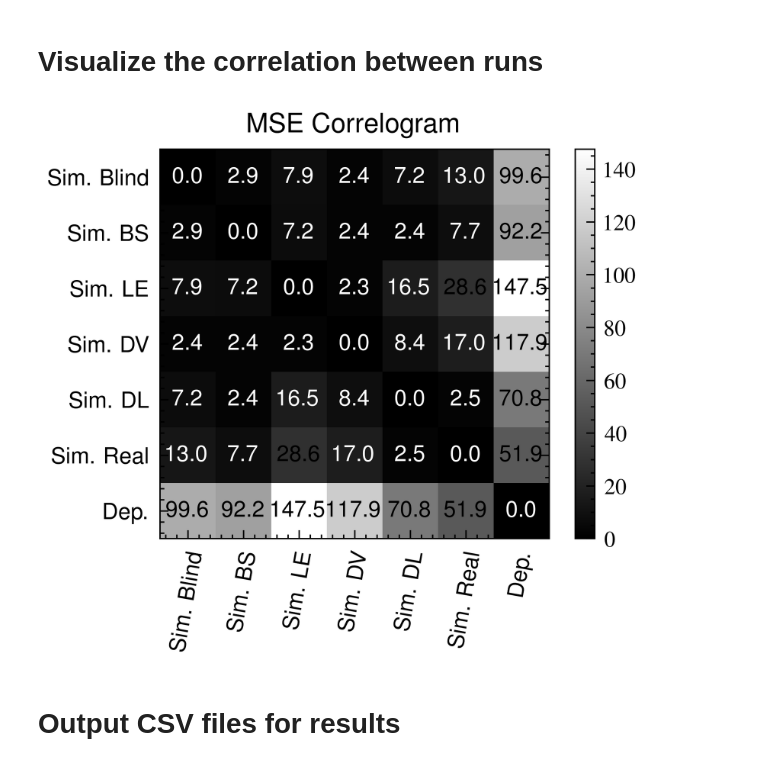
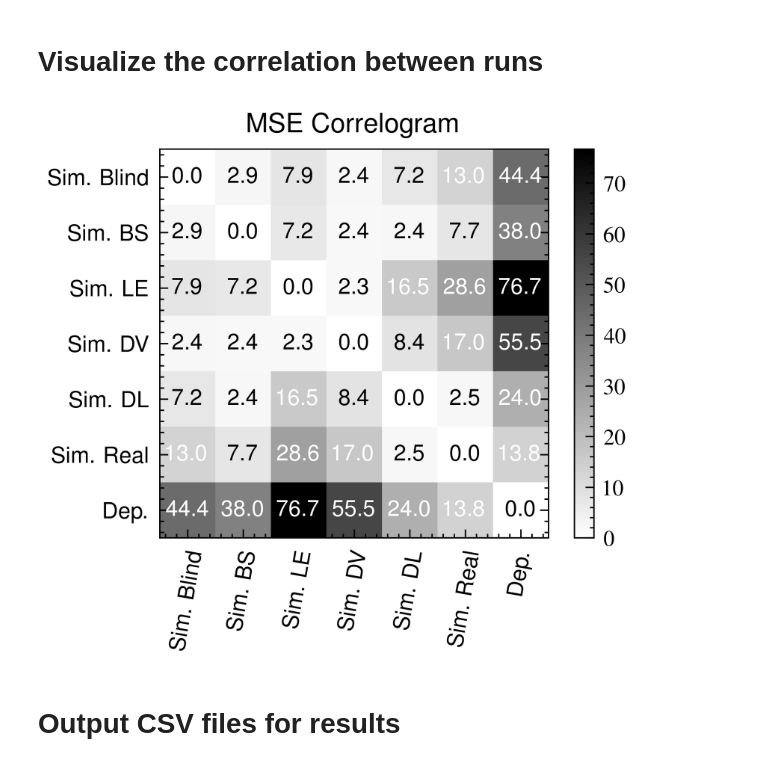
Before and after one commit to Alex-Nygaard/research-project, a Jupyter notebook: visualize.ipynb, the cells around one changed output. Drawn from its saved outputs; the diff is of its cells as text; code cells hidden in the pictures.

```diff
--- a/visualize.ipynb
+++ b/visualize.ipynb
@@ -129,10 +125,13 @@ from collections import defaultdict
 from visualization.data import RunData
 
 # Define runs to visualize
-all_runs = [f"run_{i}" for i in range(565, 595)]
-all_runs.append("run_360")
-# all_runs = [f"run_{i}" for i in range(535, 565)]
-all_runs = RunData.build_many(all_runs, base_path="from-hertz/logs")
+all_sims = [f"run_{i}" for i in range(565, 595)]
+all_sims = RunData.build_many(all_sims, base_path="from-hertz/logs")
+
+all_deps = [f"run_{i}" for i in range(2000, 2005)]
+all_deps = RunData.build_many(all_deps, base_path="logs")
+
+all_runs = all_sims + all_deps
 
 # Group runs by code to average
 runs_by_code = defaultdict(list)
@@ -190,45 +198,46 @@ from visualization.utils import (
 )
 # %%
-accuracies = [100 * np.mean([np.array(run.get_metric("accuracy").y) for run in runs], axis=0) for code, runs in runs_by_code.items()]
+accuracies = [np.mean([np.array(run.get_metric("accuracy").y) for run in runs], axis=0) for code, runs in runs_by_code.items()]
 num_arrays = len(runs_by_code)
 matrix = np.zeros((num_arrays, num_arrays))
 
 for i, j in itertools.combinations(range(num_arrays), 2):
-    mse = calculate_mse(accuracies[i], accuracies[j])
+    mse = calculate_mse(accuracies[i] * 100, accuracies[j] * 100)
     matrix[i, j] = mse
     matrix[j, i] = mse
 
 fig, ax = plt.subplots()
-cax = ax.matshow(matrix, cmap="gist_gray", interpolation="none")
+cax = ax.matshow(matrix, cmap="gist_yarg", interpolation="none")
 fig.colorbar(cax)
 
 avg = np.average(matrix)
 
 for (i, j), z in np.ndenumerate(matrix):
     ax.text(
         j,
         i,
-        "{:0.1f}".format(z),
+        "{:d}".format(int(round(z))) if z > 100 else "{:0.1f}".format(z),
         ha="center",
         va="center",
-        color="white" if z < avg / 1.5 else "black",
+        color="black" if z < avg / 1.5 else "white",
     )
 
 # Set ticks and labels
 ax.set_xticks(range(num_arrays))
 ax.set_yticks(range(num_arrays))
 labels = [run[0].run_config.get_label(short=True) for run in runs_by_code.values()]
 ax.set_xticklabels(labels)
 ax.set_yticklabels(labels)
 
 ax.tick_params(axis="x", labelrotation=80)
 ax.xaxis.set_label_position("bottom")
 ax.xaxis.tick_bottom()
 
 plt.title("MSE Correlogram")
+plt.savefig("for-report/mse_correlogram.pdf")
 plt.show()
 # %% [output]
-[figure, old version]
+[figure, new version]
 # %% [markdown]
 # Output CSV files for results
 # %%
```
Also changed, not shown: parts of 17 cells of this notebook, 7 other files.
